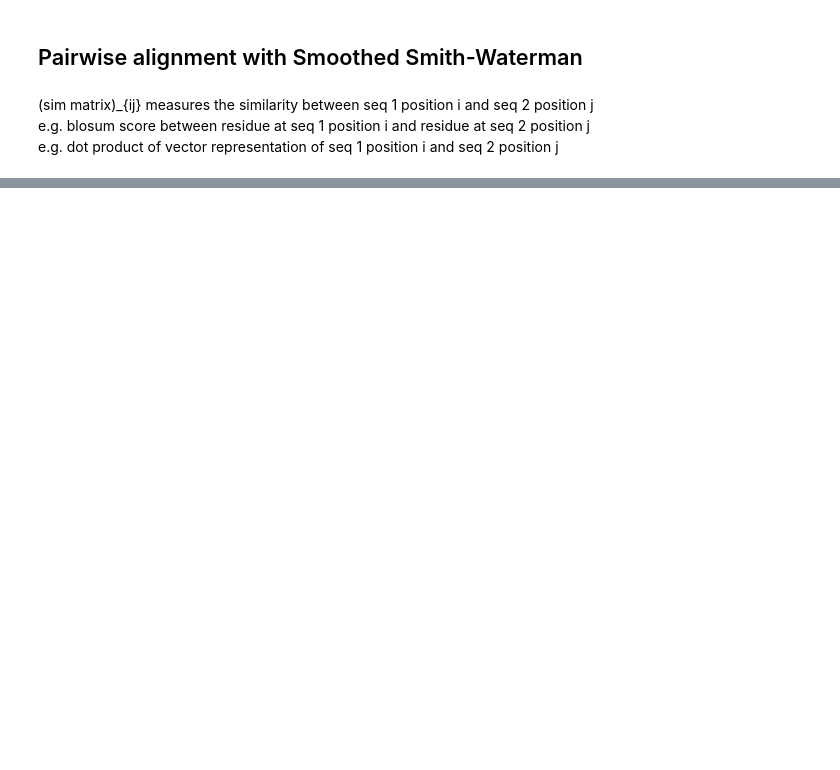
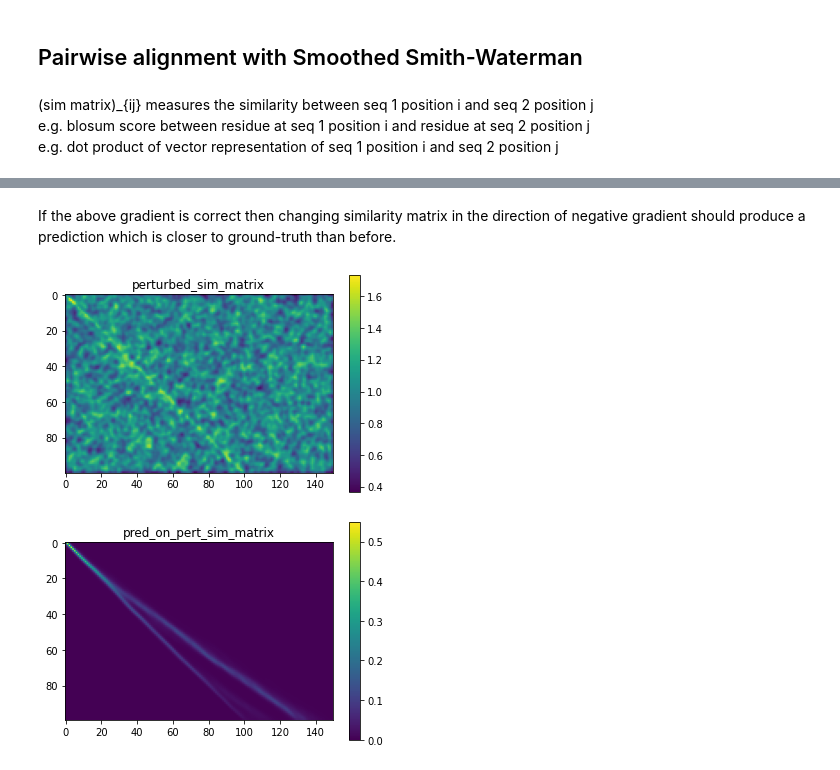
Before and after one commit to aabbas90/SMURF, a Jupyter notebook: examples/ssw_grad_est.ipynb, the cells around one changed output, grey strips where cells are left out. Drawn from its saved outputs; the diff is of its cells as text; code cells hidden in the pictures; blank space fills up the shorter version.

```diff
--- a/examples/ssw_grad_est.ipynb
+++ b/examples/ssw_grad_est.ipynb
@@ -75,0 +79,12 @@ plt.imshow(out_on_pert_sim_matrix); plt.colorbar(); plt.title('pred_on_pert_sim_
+# %% [markdown]
+If the above gradient is correct then changing similarity matrix in the direction of negative gradient should produce a prediction which is closer to ground-truth than before.
+# %%
+perturbed_sim_matrix = sim_matrix - grad_sim_matrix # Better similarity matrix taking into account the gradient.
+plt.imshow(perturbed_sim_matrix); plt.colorbar(); plt.title('perturbed_sim_matrix'); plt.show()
+pred_on_pert_sim_matrix = blackbox_algorithm(perturbed_sim_matrix, params)
+plt.imshow(pred_on_pert_sim_matrix); plt.colorbar(); plt.title('pred_on_pert_sim_matrix'); plt.show()
+print(f"Original loss: {loss(pred, ground_truth):.3f}")
+print(f"Loss after changing similarity matrix (should be less than original loss): {loss(pred_on_pert_sim_matrix, ground_truth):.3f}")
+# %% [output]
+[figure, added]
+[figure, added]
```
Also changed, not shown: parts of 9 cells of this notebook.
